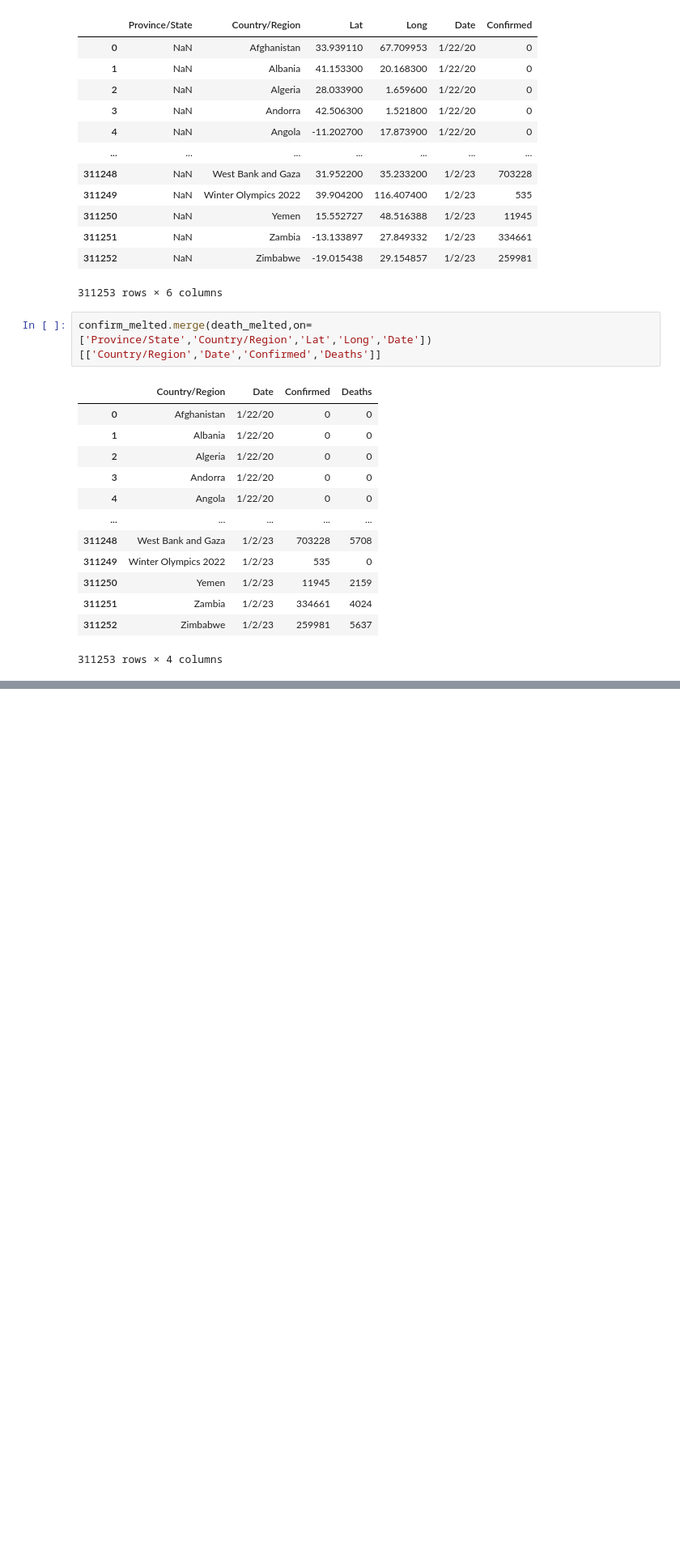
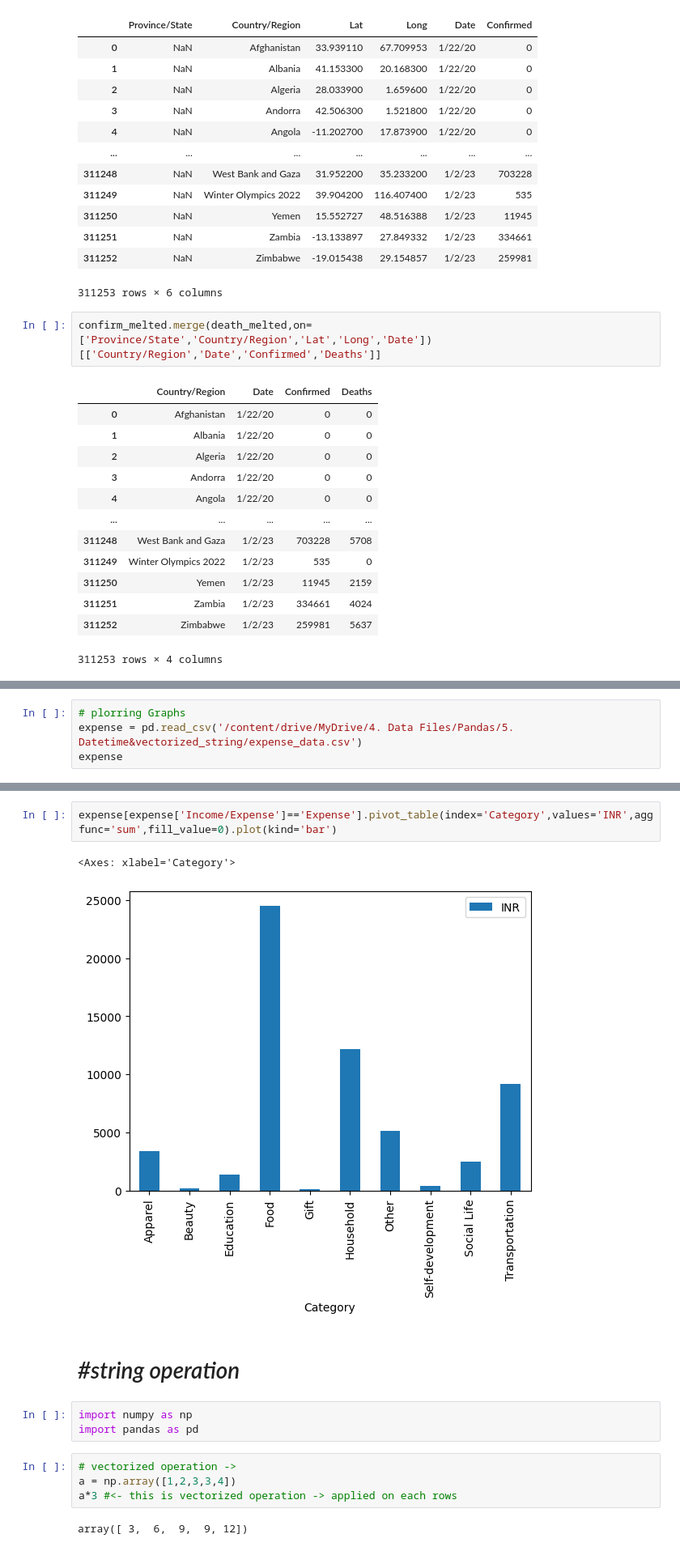
Before and after one commit to Kunalwagh107/n-python-numpy-pandas, a Jupyter notebook: pandas.ipynb, the cells around one changed output, grey strips where cells are left out. Shown at 81% size. Saved outputs shown, nothing was run; the diff lists cells and outputs as text; blank space fills up the shorter version.

Commit message:
Vectorized String Operations + Pivot

```diff
--- a/pandas.ipynb
+++ b/pandas.ipynb
@@ -3607,0 +3689,4 @@ confirm_melted.merge(death_melted,on= ['Province/State','Country/Region','Lat','
+# %%
+# plorring Graphs
+expense = pd.read_csv('/content/drive/MyDrive/4. Data Files/Pandas/5. Datetime&vectorized_string/expense_data.csv')
+expense
@@ -3607,0 +3707,16 @@ confirm_melted.merge(death_melted,on= ['Province/State','Country/Region','Lat','
+# %%
+expense[expense['Income/Expense']=='Expense'].pivot_table(index='Category',values='INR',aggfunc='sum',fill_value=0).plot(kind='bar')
+# %% [output]
+<Axes: xlabel='Category'>
+[figure, added]
+# %% [markdown]
+# *#string operation*
+# %%
+import numpy as np
+import pandas as pd
+# %%
+# vectorized operation ->
+a = np.array([1,2,3,3,4])
+a*3 #<- this is vectorized operation -> applied on each rows
+# %% [output]
+array([ 3,  6,  9,  9, 12])
```
Also changed, not shown: parts of 21 cells of this notebook.
